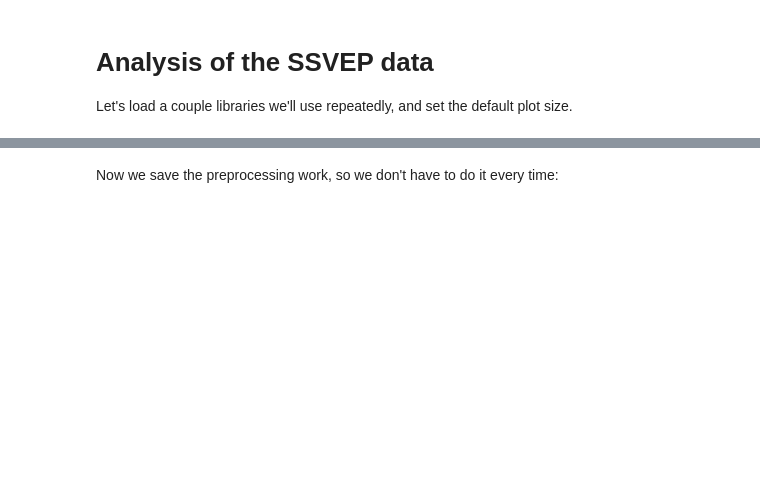
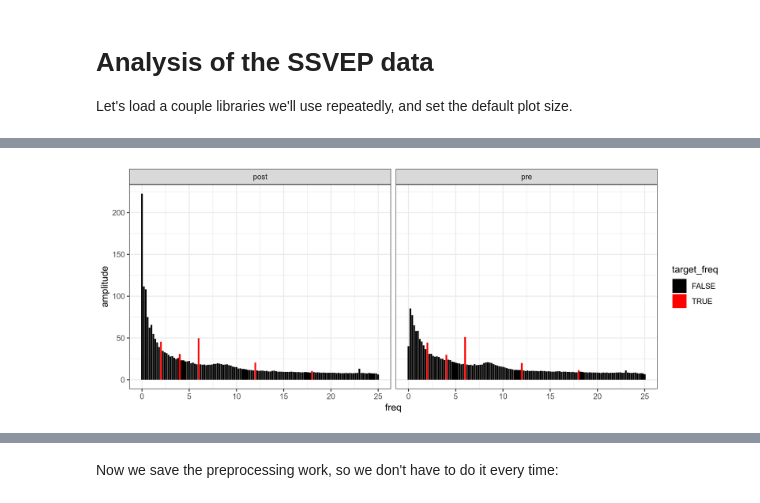
Before and after one commit to yeatmanlab/preK-MEG, a Jupyter notebook: analysis/ssvef/SNR.ipynb, the cells around one changed output, grey strips where cells are left out. Drawn from its saved outputs; the diff is of its cells as text; code cells hidden in the pictures; blank space fills up the shorter version.

```diff
--- a/analysis/ssvef/SNR.ipynb
+++ b/analysis/ssvef/SNR.ipynb
@@ -121,0 +125,9 @@ Now that our dataframe has all the variables we want, let's compute our (uncorre
+# %%
+spectrum %>%
+    ggplot(aes(x=freq, y=amplitude, fill=target_freq)) +
+    facet_grid(. ~ timepoint) +
+    geom_bar(stat="identity") +
+    scale_fill_manual(values=c("black", "red")) +
+    theme_bw()
+# %% [output]
+[figure, added]
```
Also changed, not shown: parts of 52 cells of this notebook.
